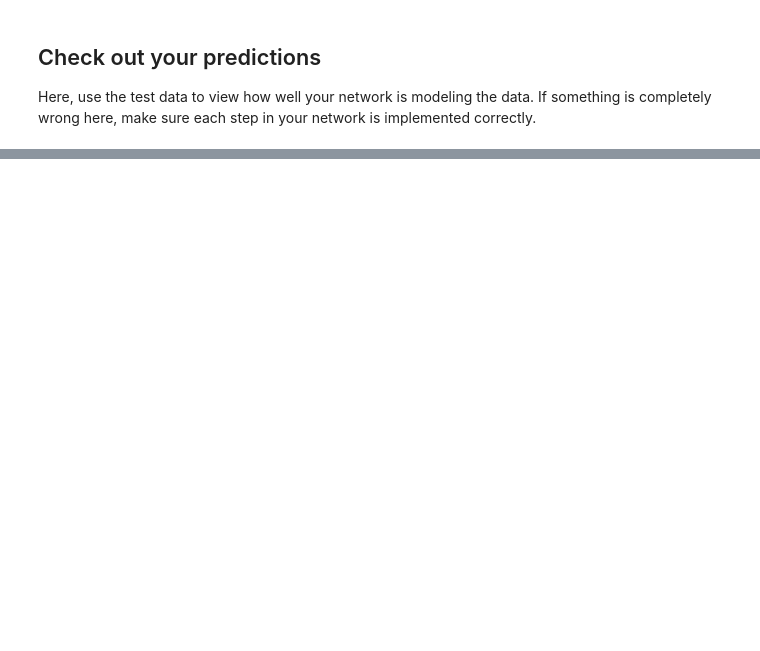
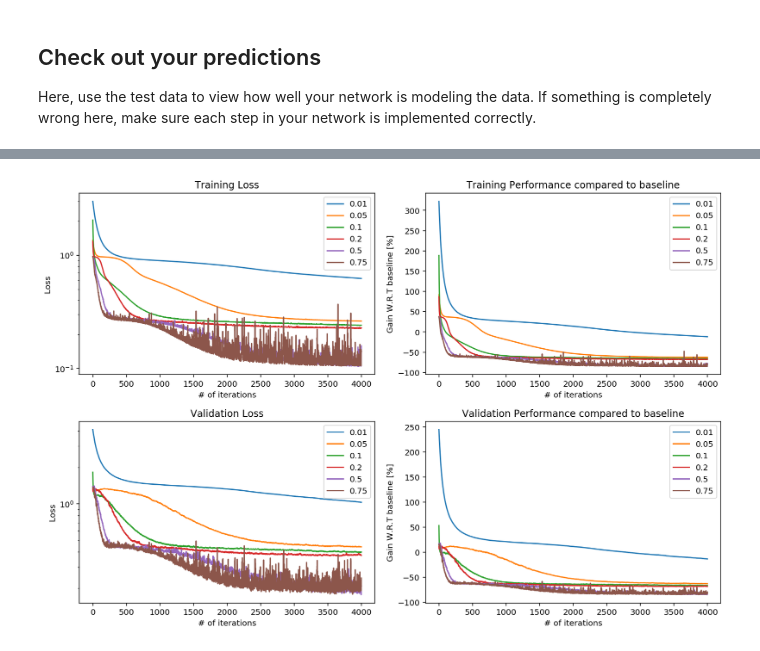
Before and after one commit to sicotfre/deep-learning, a Jupyter notebook: first-neural-network/Your_first_neural_network.ipynb, the cells around one changed output, grey strips where cells are left out. Cells and saved outputs as stored; diff of their text form; code cells hidden in the pictures; blank space fills up the shorter version.

```diff
--- a/first-neural-network/Your_first_neural_network.ipynb
+++ b/first-neural-network/Your_first_neural_network.ipynb
@@ -369,0 +374,6 @@ Answer these questions about your results. How well does the model predict the d
+# %%
+baseline_train_loss = losses['train'][-1]
+baseline_validation_loss = losses['validation'][-1]
+print('Basleine performance:')
+print('\ttraining loss: ', baseline_train_loss)
+print('\tvalidation loss: ', baseline_validation_loss)
@@ -369,0 +497,30 @@ Answer these questions about your results. How well does the model predict the d
+# %%
+fig, axes = plt.subplots(2, 2)
+
+for learning_rate in learning_rates:
+    axes[0, 0].plot(losses_lr[learning_rate]['train'], label=str(learning_rate))
+    axes[0, 0].set_ylabel('Loss')
+    axes[0, 0].set_title('Training Loss')
+    axes[0, 0].set_yscale("log")
+
+    axes[0, 1].plot(compare_to_baseline(losses_lr[learning_rate]['train'], baseline_train_loss), label=str(learning_rate))
+    axes[0, 1].set_ylabel('Gain W.R.T baseline [%]')
+    axes[0, 1].set_title('Training Performance compared to baseline')
+
+    axes[1, 0].plot(losses_lr[learning_rate]['validation'], label=str(learning_rate))
+    axes[1, 0].set_ylabel('Loss')
+    axes[1, 0].set_title('Validation Loss')
+    axes[1, 0].set_yscale("log")
+
+    axes[1, 1].plot(compare_to_baseline(losses_lr[learning_rate]['validation'], baseline_validation_loss),
+                  label=str(learning_rate))
+    axes[1, 1].set_ylabel('Gain W.R.T baseline [%]')
+    axes[1, 1].set_title('Validation Performance compared to baseline')
+
+for ax1 in axes:
+    for ax2 in ax1:
+        ax2.set_xlabel('# of iterations')
+        ax2.legend()
+plt.tight_layout()
+# %% [output]
+[figure, added]
```
Also changed, not shown: parts of 27 cells of this notebook.
